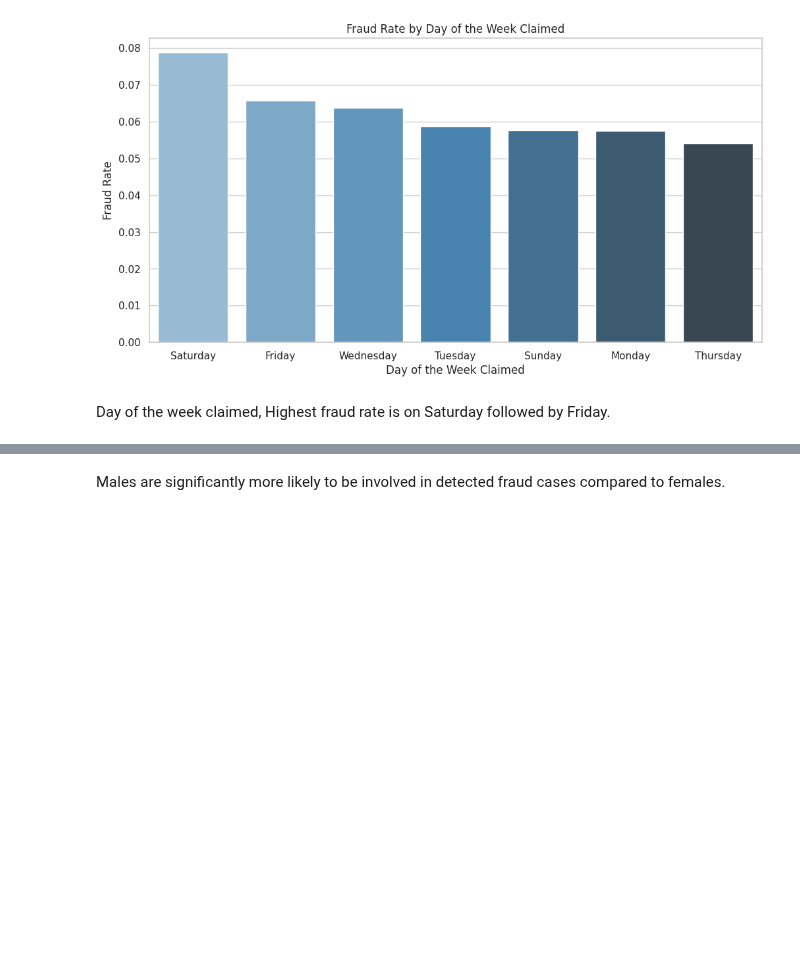
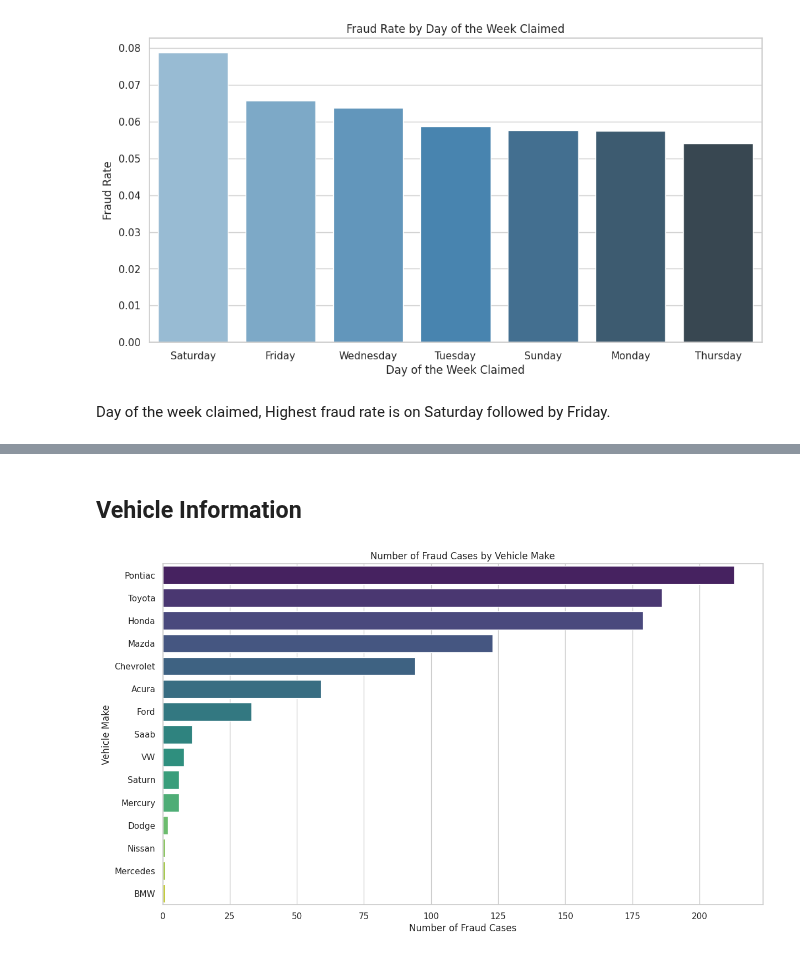
Before and after one commit to kimp10/Insurance-Fraud-Detection-Model-, a Jupyter notebook: Insurance_Fraud_detection.ipynb, the cells around one changed output, grey strips where cells are left out. Drawn from its saved outputs; the diff is of its cells as text; code cells hidden in the pictures; blank space fills up the shorter version.

Commit message:
Added more visuals

```diff
--- a/Insurance_Fraud_detection.ipynb
+++ b/Insurance_Fraud_detection.ipynb
@@ -379,2 +257,20 @@ fig.show()
-# %% [markdown]
-Males are significantly more likely to be involved in detected fraud cases compared to females.
+# %% [markdown]
+## Vehicle Information
+# %%
+# Set the style for the plots
+sns.set(style="whitegrid")
+
+# Function to count fraud cases
+def count_fraud_cases(column):
+    return Claim_fraud[Claim_fraud['FraudFound_P'] == 1][column].value_counts()
+
+# Horizontal Bar Plot Number of Fraud Cases by Vehicle Make
+plt.figure(figsize=(14, 8))
+fraud_count_by_make = count_fraud_cases('Make')
+sns.barplot(x=fraud_count_by_make.values, y=fraud_count_by_make.index, palette="viridis")
+plt.title('Number of Fraud Cases by Vehicle Make')
+plt.xlabel('Number of Fraud Cases')
+plt.ylabel('Vehicle Make')
+plt.show()
+# %% [output]
+[figure, added]
```
Also changed, not shown: parts of 9 cells of this notebook.
